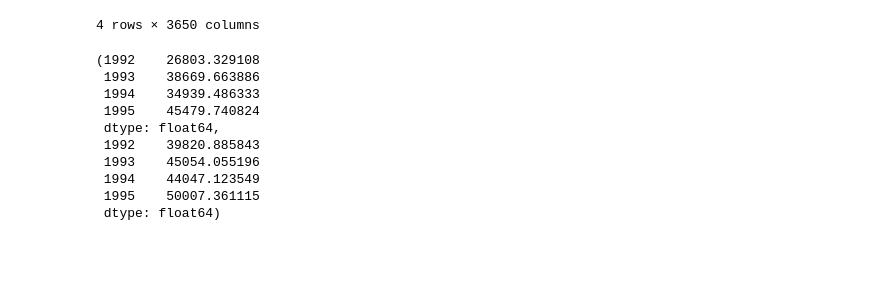
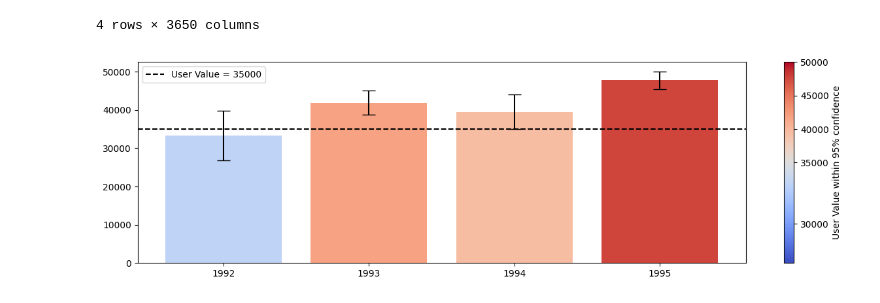
Before and after one commit to calebrauscher/University_of_Michigan, a Jupyter notebook: Applied Plotting/Assignment 3/assignment3.ipynb, the cells around one changed output. Saved outputs shown, nothing was run; the diff lists cells and outputs as text; code cells hidden in the pictures; blank space fills up the shorter version.

Commit message:
add colorbar

```diff
--- a/Applied Plotting/Assignment 3/assignment3.ipynb
+++ b/Applied Plotting/Assignment 3/assignment3.ipynb
@@ -62,6 +62,8 @@ df
 4 rows × 3650 columns
 # %%
 import matplotlib.pyplot as plt
+import matplotlib.cm as cm
+import matplotlib.colors as mcolors
 import scipy.stats as st
 
 mu = np.mean(df, axis=1)
@@ -72,15 +74,36 @@ z_crit = st.norm.ppf(1 - alpha / n_sided)
 confidence_interval = z_crit * sem
 lower_bound = mu - confidence_interval
 upper_bound = mu + confidence_interval
-(lower_bound, upper_bound)
-# %% [output]
-(1992    26803.329108
- 1993    38669.663886
- 1994    34939.486333
- 1995    45479.740824
- dtype: float64,
- 1992    39820.885843
- 1993    45054.055196
- 1994    44047.123549
- 1995    50007.361115
- dtype: float64)
+# %%
+user_value = 35000
+# colors = []
+# below = user_value > upper_bound
+# in_range = (user_value < upper_bound) & (user_value > lower_bound)
+# above = user_value < lower_bound
+# for x, y, z in zip(above, in_range, below):
+#     if x:
+#         colors.append(cm.Reds(0.7))
+#     if y:
+#         colors.append(cm.Blues(0.7))
+#     if z:
+#         colors.append(cm.Greens(0.7))
+norm = mcolors.TwoSlopeNorm(
+    vmin=min(lower_bound), vcenter=user_value, vmax=max(upper_bound)
+)
+cmap = cm._colormaps["coolwarm"]
+colors = cmap(norm(mu))
+# %%
+fig, ax = plt.subplots(figsize=(15, 4))
+bars = ax.bar(df.index, mu, yerr=confidence_interval, capsize=7, color=colors)
+sm = cm.ScalarMappable(cmap=cmap, norm=norm)
+sm.set_array([])
+cbar = fig.colorbar(sm, ax=ax)
+cbar.set_label(r"User Value within 95% confidence")
+ax.axhline(
+    y=user_value, color="black", linestyle="--", label=f"User Value = {user_value}"
+)
+plt.xticks(df.index)
+plt.legend()
+plt.show()
+# %% [output]
+[figure, added]
```
